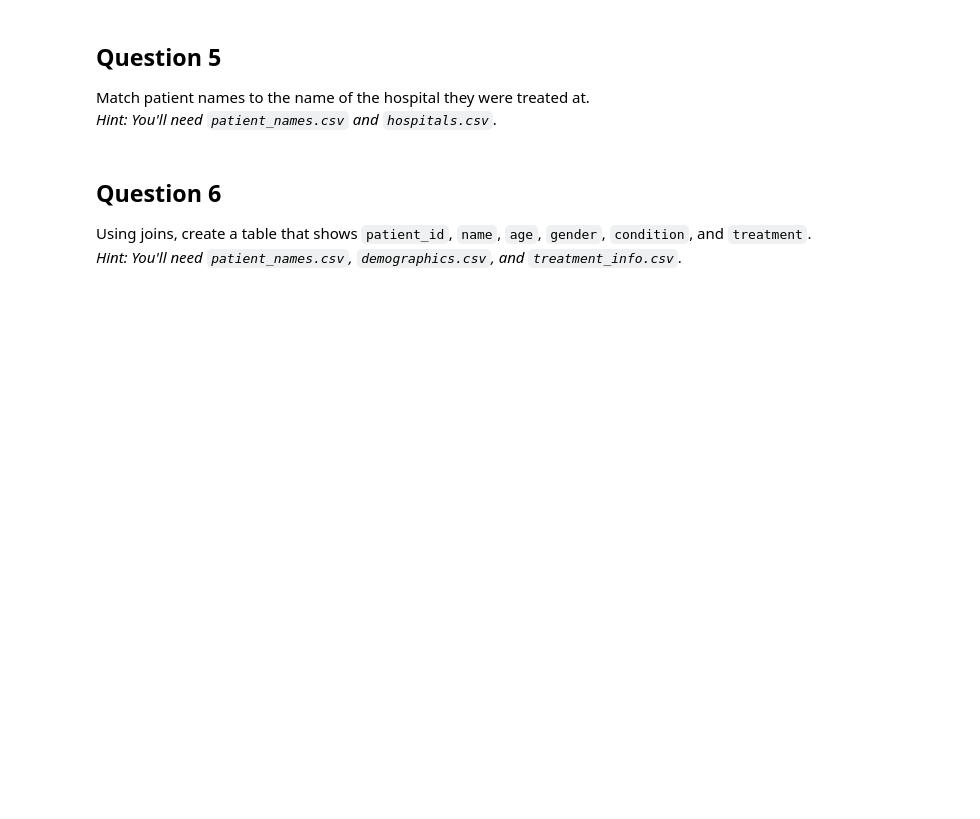
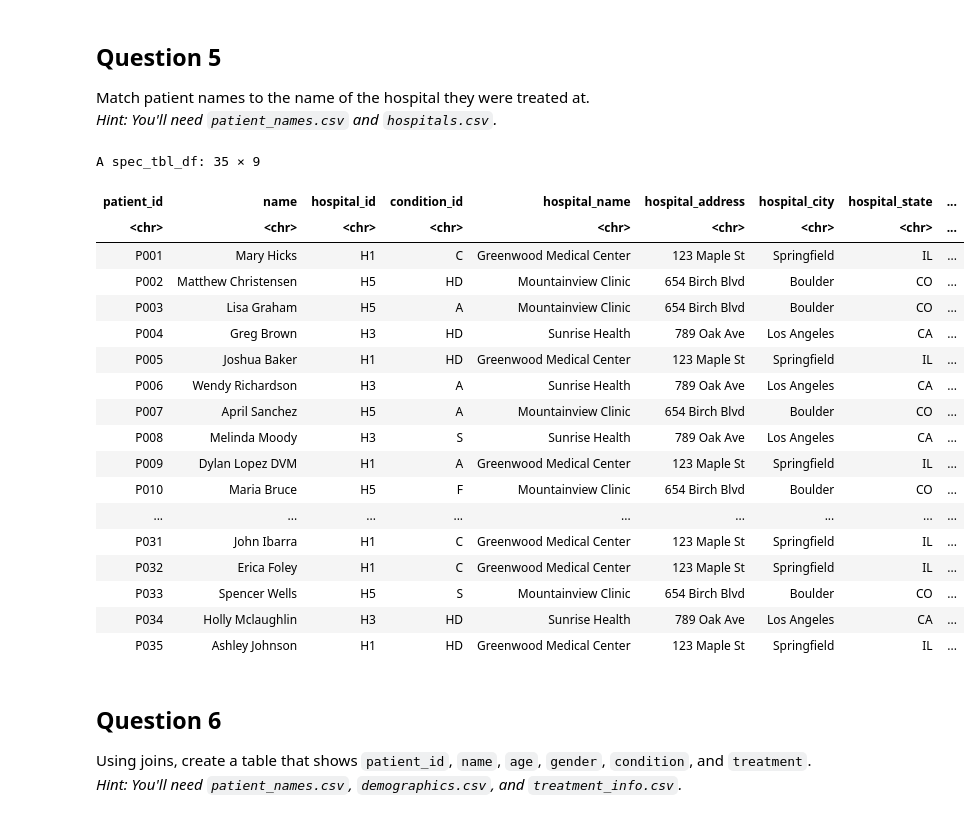
Before and after one commit to DudhiData/BIOS512, a Jupyter notebook: HW3/BIOS512_HW3.ipynb, the cells around one changed output. Cells and saved outputs as stored; diff of their text form; code cells hidden in the pictures; blank space fills up the shorter version.

```diff
--- a/HW3/BIOS512_HW3.ipynb
+++ b/HW3/BIOS512_HW3.ipynb
@@ -216,6 +296,29 @@ summarise(
 ## Question 5
 Match patient names to the name of the hospital they were treated at.
 *Hint: You'll need `patient_names.csv` and `hospitals.csv`.*
+# %%
+joined_names <- names %>% left_join(hospitals, by = "hospital_id")
+joined_names
+# %% [output]
+A spec_tbl_df: 35 × 9
+| patient_id | name | hospital_id | condition_id | hospital_name | hospital_address | hospital_city | hospital_state | ... |
+| <chr> | <chr> | <chr> | <chr> | <chr> | <chr> | <chr> | <chr> | ... |
+| P001 | Mary Hicks | H1 | C | Greenwood Medical Center | 123 Maple St | Springfield | IL | ... |
+| P002 | Matthew Christensen | H5 | HD | Mountainview Clinic | 654 Birch Blvd | Boulder | CO | ... |
+| P003 | Lisa Graham | H5 | A | Mountainview Clinic | 654 Birch Blvd | Boulder | CO | ... |
+| P004 | Greg Brown | H3 | HD | Sunrise Health | 789 Oak Ave | Los Angeles | CA | ... |
+| P005 | Joshua Baker | H1 | HD | Greenwood Medical Center | 123 Maple St | Springfield | IL | ... |
+| P006 | Wendy Richardson | H3 | A | Sunrise Health | 789 Oak Ave | Los Angeles | CA | ... |
+| P007 | April Sanchez | H5 | A | Mountainview Clinic | 654 Birch Blvd | Boulder | CO | ... |
+| P008 | Melinda Moody | H3 | S | Sunrise Health | 789 Oak Ave | Los Angeles | CA | ... |
+| P009 | Dylan Lopez DVM | H1 | A | Greenwood Medical Center | 123 Maple St | Springfield | IL | ... |
+| P010 | Maria Bruce | H5 | F | Mountainview Clinic | 654 Birch Blvd | Boulder | CO | ... |
+| ... | ... | ... | ... | ... | ... | ... | ... | ... |
+| P031 | John Ibarra | H1 | C | Greenwood Medical Center | 123 Maple St | Springfield | IL | ... |
+| P032 | Erica Foley | H1 | C | Greenwood Medical Center | 123 Maple St | Springfield | IL | ... |
+| P033 | Spencer Wells | H5 | S | Mountainview Clinic | 654 Birch Blvd | Boulder | CO | ... |
+| P034 | Holly Mclaughlin | H3 | HD | Sunrise Health | 789 Oak Ave | Los Angeles | CA | ... |
+| P035 | Ashley Johnson | H1 | HD | Greenwood Medical Center | 123 Maple St | Springfield | IL | ... |
 # %% [markdown]
 ## Question 6
 
```
Also changed, not shown: parts of 5 cells of this notebook.
